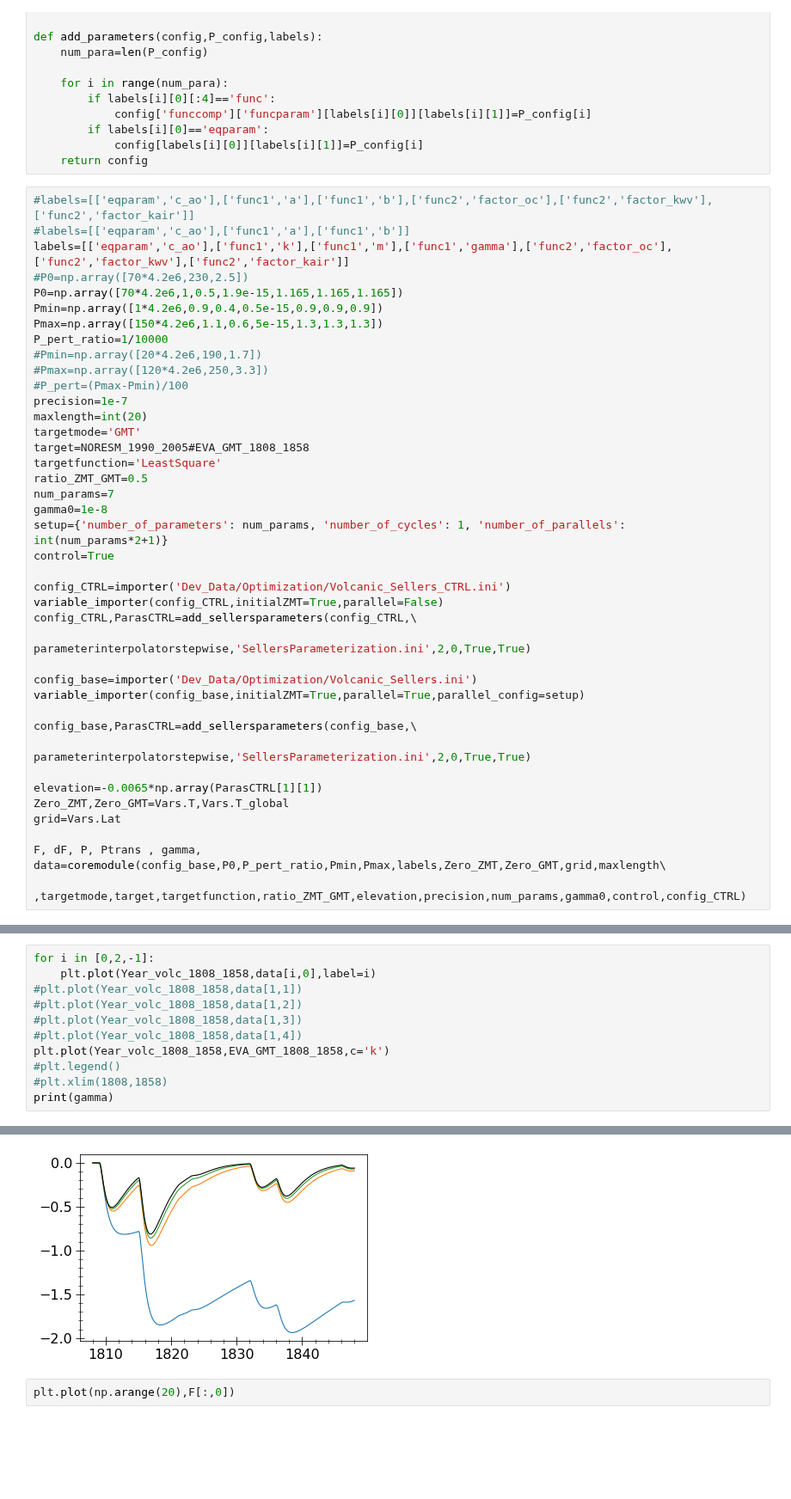
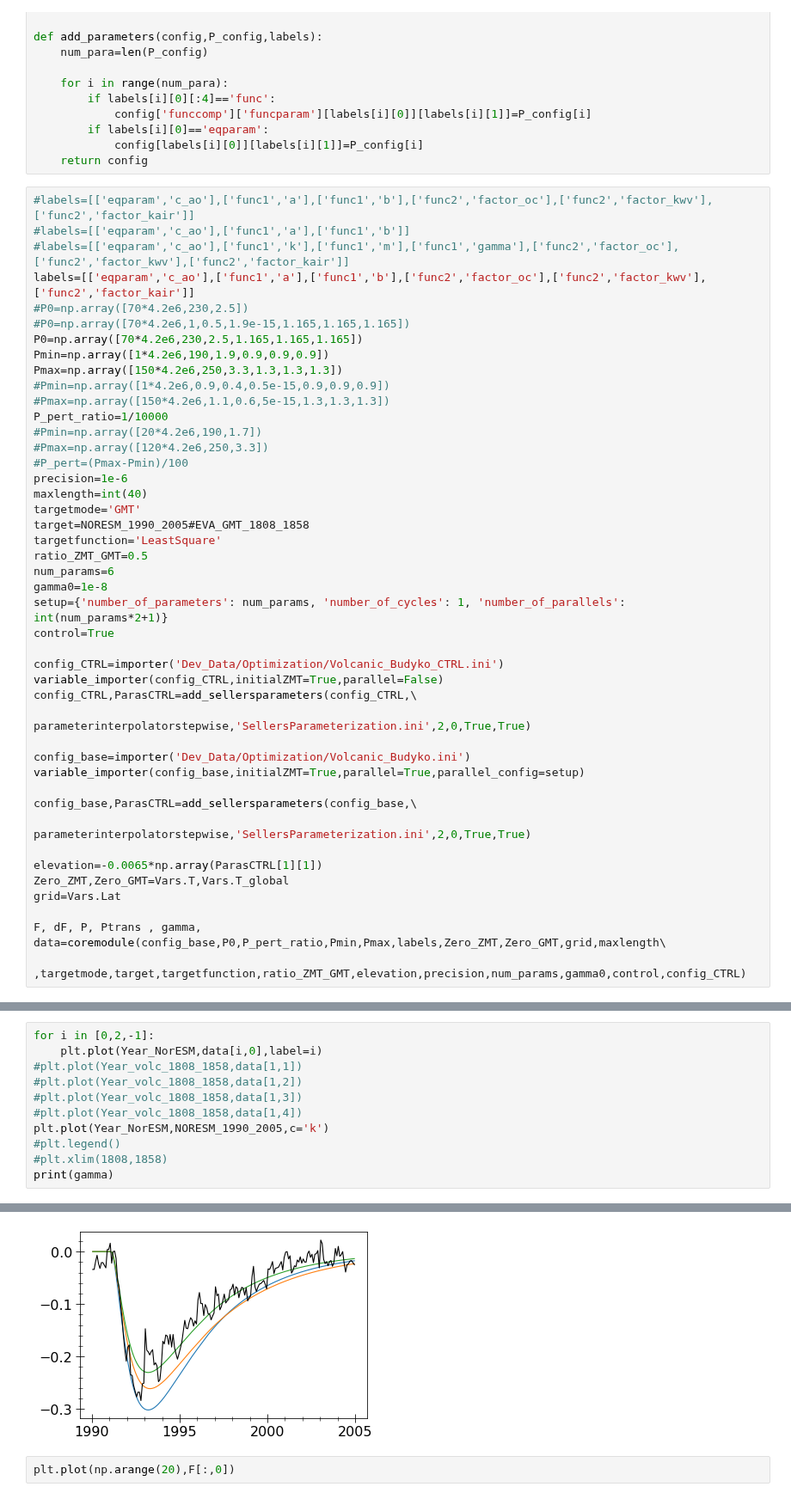
Before and after one commit to BenniSchmiedel/Low-dimensional-EBMs, a Jupyter notebook: Development_OptimizationGMTTarget.ipynb, the cells around one changed output, grey strips where cells are left out. Shown at 86% size. Drawn from its saved outputs; the diff is of its cells as text; blank space fills up the shorter version.

```diff
--- a/Development_OptimizationGMTTarget.ipynb
+++ b/Development_OptimizationGMTTarget.ipynb
@@ -234,32 +234,36 @@ def add_parameters(config,P_config,labels):
 # %%
 #labels=[['eqparam','c_ao'],['func1','a'],['func1','b'],['func2','factor_oc'],['func2','factor_kwv'],['func2','factor_kair']]
 #labels=[['eqparam','c_ao'],['func1','a'],['func1','b']]
-labels=[['eqparam','c_ao'],['func1','k'],['func1','m'],['func1','gamma'],['func2','factor_oc'],['func2','factor_kwv'],['func2','factor_kair']]
+#labels=[['eqparam','c_ao'],['func1','k'],['func1','m'],['func1','gamma'],['func2','factor_oc'],['func2','factor_kwv'],['func2','factor_kair']]
+labels=[['eqparam','c_ao'],['func1','a'],['func1','b'],['func2','factor_oc'],['func2','factor_kwv'],['func2','factor_kair']]
 #P0=np.array([70*4.2e6,230,2.5])
-P0=np.array([70*4.2e6,1,0.5,1.9e-15,1.165,1.165,1.165])
-Pmin=np.array([1*4.2e6,0.9,0.4,0.5e-15,0.9,0.9,0.9])
-Pmax=np.array([150*4.2e6,1.1,0.6,5e-15,1.3,1.3,1.3])
+#P0=np.array([70*4.2e6,1,0.5,1.9e-15,1.165,1.165,1.165])
+P0=np.array([70*4.2e6,230,2.5,1.165,1.165,1.165])
+Pmin=np.array([1*4.2e6,190,1.9,0.9,0.9,0.9])
+Pmax=np.array([150*4.2e6,250,3.3,1.3,1.3,1.3])
+#Pmin=np.array([1*4.2e6,0.9,0.4,0.5e-15,0.9,0.9,0.9])
+#Pmax=np.array([150*4.2e6,1.1,0.6,5e-15,1.3,1.3,1.3])
 P_pert_ratio=1/10000
 #Pmin=np.array([20*4.2e6,190,1.7])
 #Pmax=np.array([120*4.2e6,250,3.3])
 #P_pert=(Pmax-Pmin)/100
-precision=1e-7
-maxlength=int(20)
+precision=1e-6
+maxlength=int(40)
 targetmode='GMT'
 target=NORESM_1990_2005#EVA_GMT_1808_1858
 targetfunction='LeastSquare'
 ratio_ZMT_GMT=0.5
-num_params=7
+num_params=6
 gamma0=1e-8
 setup={'number_of_parameters': num_params, 'number_of_cycles': 1, 'number_of_parallels': int(num_params*2+1)}
 control=True
 
-config_CTRL=importer('Dev_Data/Optimization/Volcanic_Sellers_CTRL.ini')
+config_CTRL=importer('Dev_Data/Optimization/Volcanic_Budyko_CTRL.ini')
 variable_importer(config_CTRL,initialZMT=True,parallel=False)
 config_CTRL,ParasCTRL=add_sellersparameters(config_CTRL,\
                                         parameterinterpolatorstepwise,'SellersParameterization.ini',2,0,True,True)
 
-config_base=importer('Dev_Data/Optimization/Volcanic_Sellers.ini')
+config_base=importer('Dev_Data/Optimization/Volcanic_Budyko.ini')
 variable_importer(config_base,initialZMT=True,parallel=True,parallel_config=setup)
 
 config_base,ParasCTRL=add_sellersparameters(config_base,\
@@ -291,11 +313,11 @@ Iteration no.1
 # %%
 for i in [0,2,-1]:
-    plt.plot(Year_volc_1808_1858,data[i,0],label=i)
+    plt.plot(Year_NorESM,data[i,0],label=i)
 #plt.plot(Year_volc_1808_1858,data[1,1])
 #plt.plot(Year_volc_1808_1858,data[1,2])
 #plt.plot(Year_volc_1808_1858,data[1,3])
 #plt.plot(Year_volc_1808_1858,data[1,4])
-plt.plot(Year_volc_1808_1858,EVA_GMT_1808_1858,c='k')
+plt.plot(Year_NorESM,NORESM_1990_2005,c='k')
 #plt.legend()
 #plt.xlim(1808,1858)
 print(gamma)
@@ -308,4 +335,4 @@ print(gamma)
-[figure, old version]
+[figure, new version]
 # %%
 plt.plot(np.arange(20),F[:,0])
 # %% [output]
```
Also changed, not shown: parts of 6 cells of this notebook, 19 other files.
